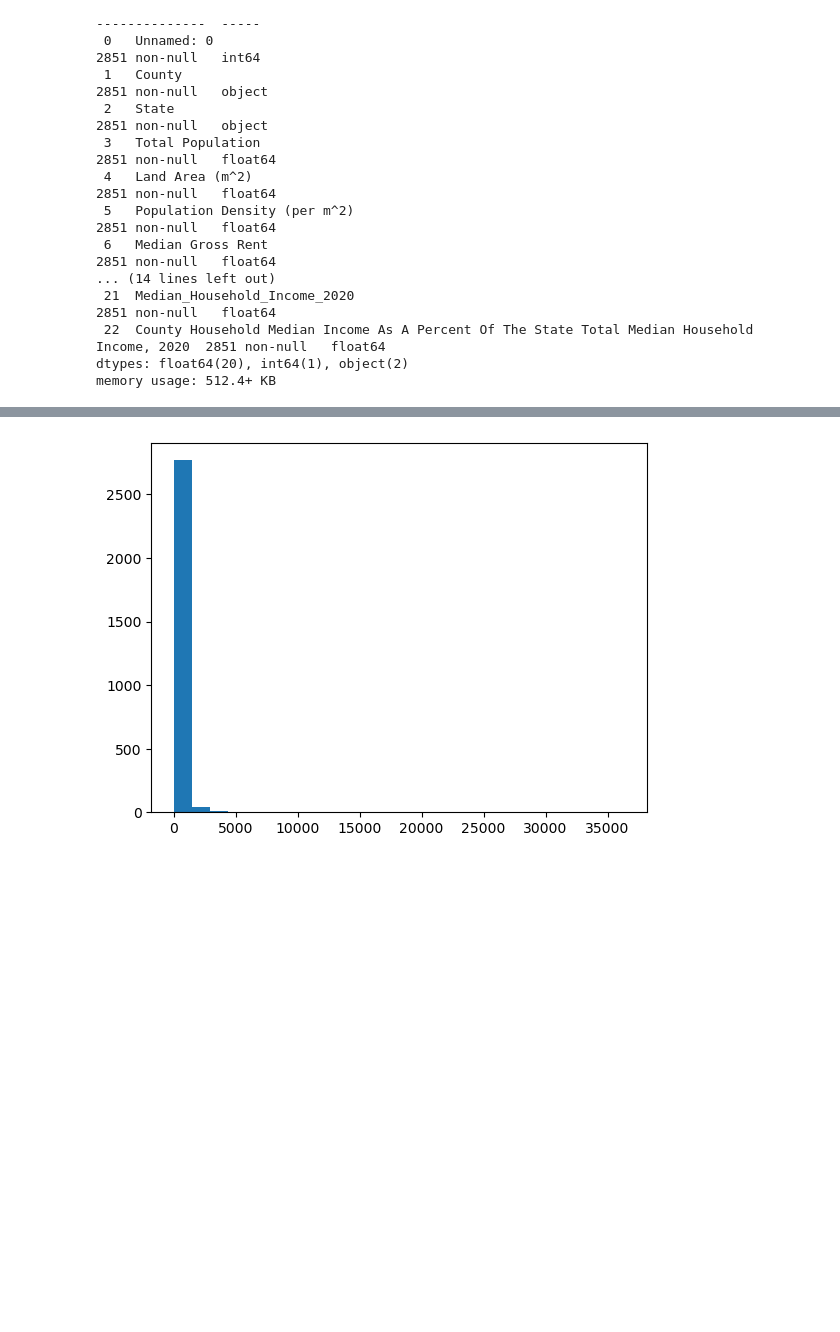
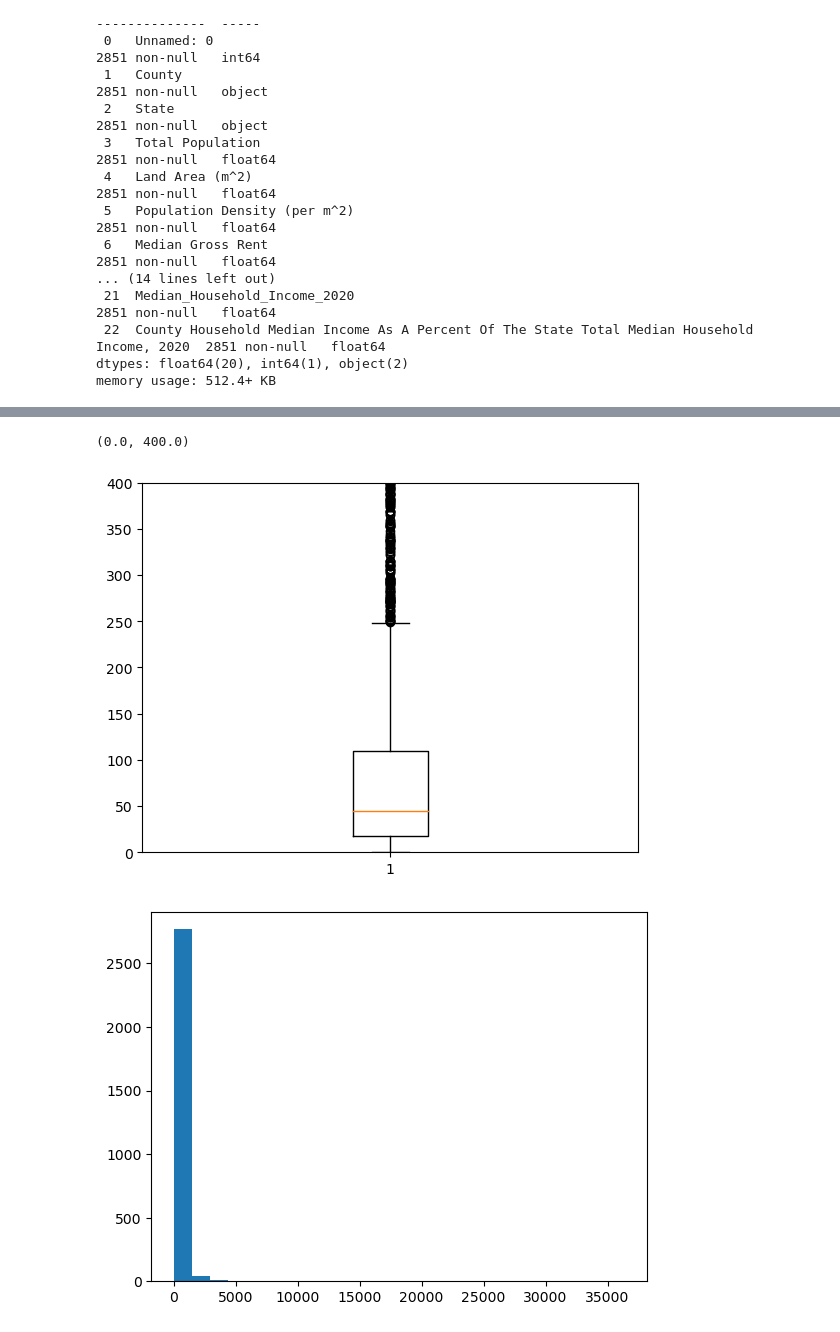
Before and after one commit to Morgen-Henry/Project-1, a Jupyter notebook: eco_health.ipynb, the cells around one changed output, grey strips where cells are left out. Cells and saved outputs as stored; diff of their text form; code cells hidden in the pictures; blank space fills up the shorter version.

```diff
--- a/eco_health.ipynb
+++ b/eco_health.ipynb
@@ -36,3 +48,9 @@ gross_rent = complete_df['Median Gross Rent']
+# %%
+plt.boxplot(pop_dense)
+plt.ylim(0,400)
+# %% [output]
+(0.0, 400.0)
+[figure, added]
 # %%
 pop_histo = plt.hist(pop_dense, bins = 25)
 # %% [output]
```
Also changed, not shown: parts of 2 cells of this notebook, 1 other file.
